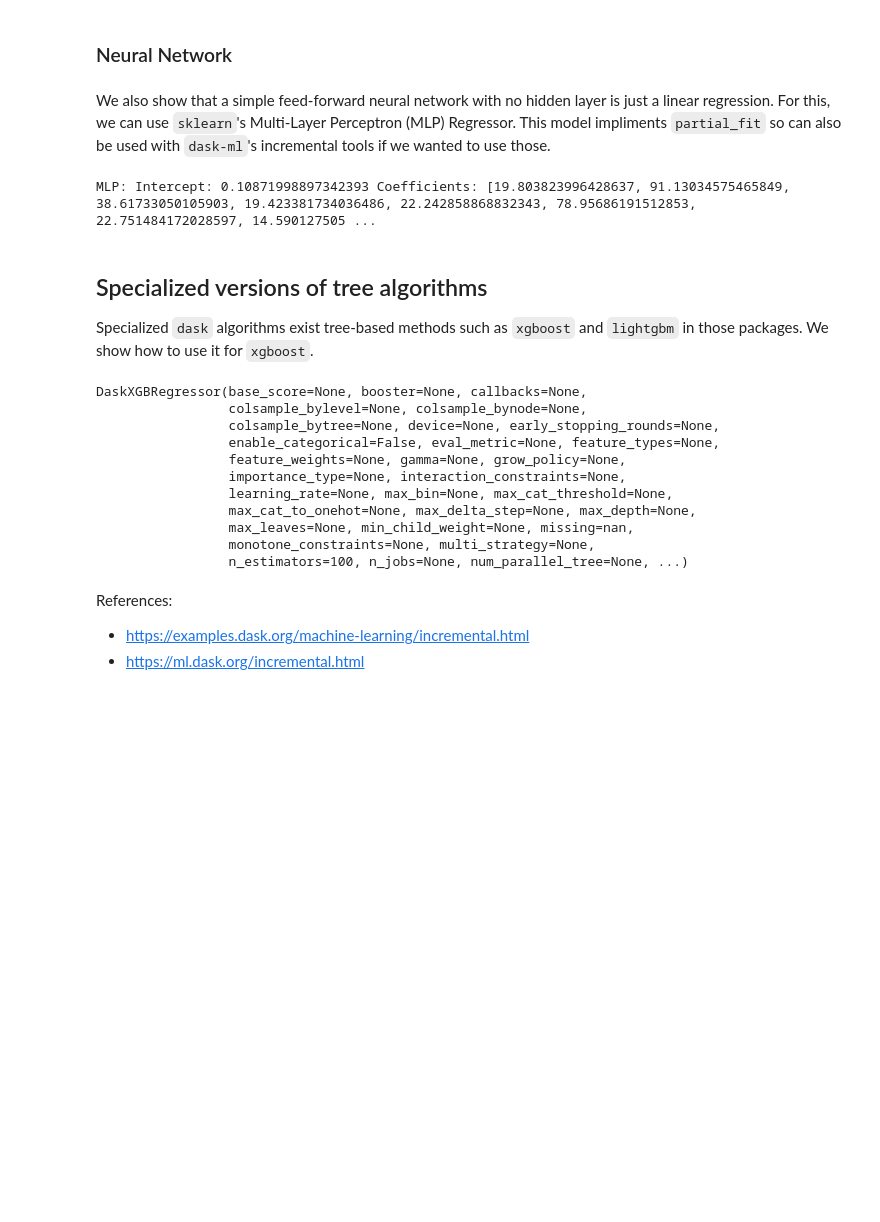
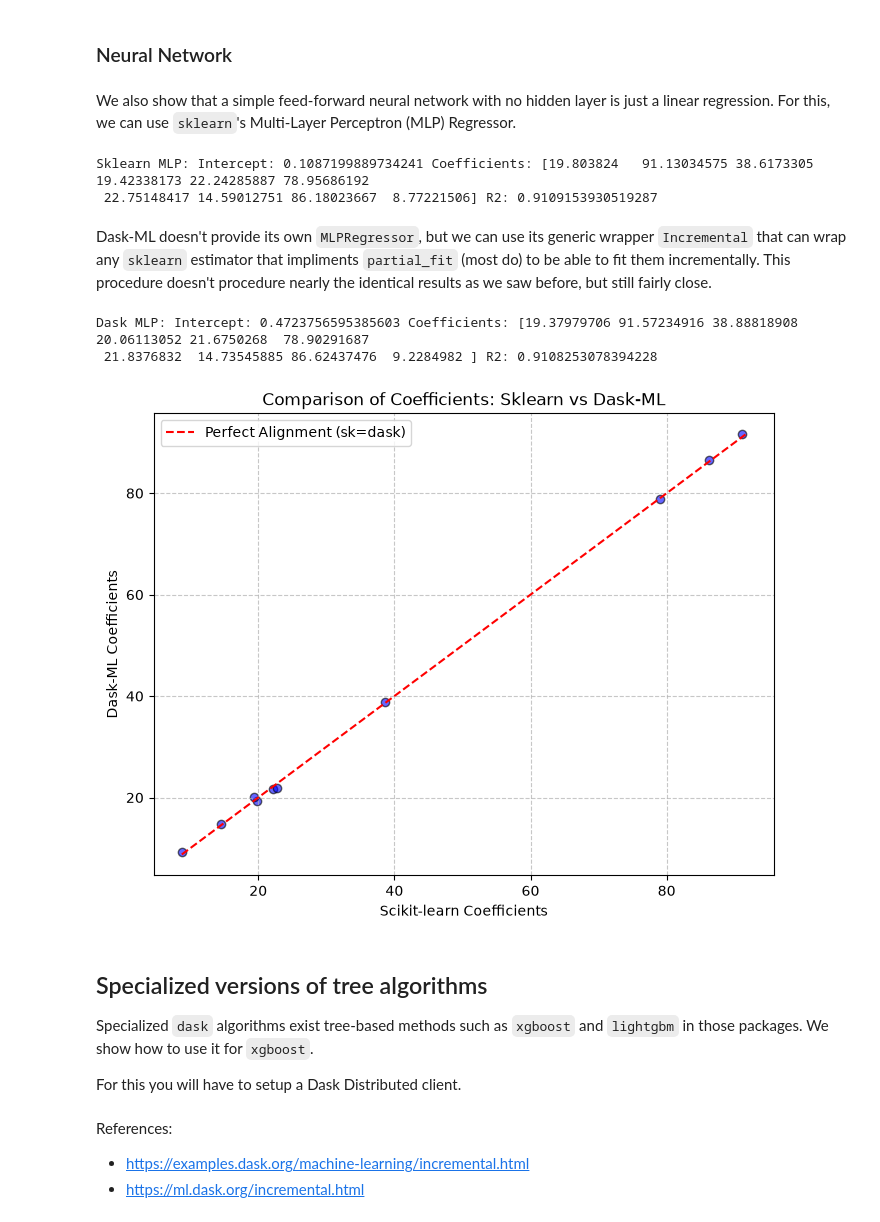
Before and after one commit to bquistorff/NABE_workbooks, a Jupyter notebook: 5b. Memory bound - Solutions.ipynb, the cells around one changed output. Drawn from its saved outputs; the diff is of its cells as text; code cells hidden in the pictures; blank space fills up the shorter version.

```diff
--- a/5b. Memory bound - Solutions.ipynb
+++ b/5b. Memory bound - Solutions.ipynb
@@ -199,38 +186,49 @@ model = sgd_pipe.named_steps['sgdregressor'] # Extract the regressor from the pi
 # %% [markdown]
 ### Neural Network
 # %% [markdown]
-We also show that a simple feed-forward neural network with no hidden layer is just a linear regression. For this, we can use `sklearn`'s Multi-Layer Perceptron (MLP) Regressor. This model impliments `partial_fit` so can also be used with `dask-ml`'s incremental tools if we wanted to use those.
+We also show that a simple feed-forward neural network with no hidden layer is just a linear regression. For this, we can use `sklearn`'s Multi-Layer Perceptron (MLP) Regressor.
 # %%
+# First in sklearn
 from sklearn.neural_network import MLPRegressor
-nn = MLPRegressor(hidden_layer_sizes = [], alpha=0, solver='lbfgs', random_state=0) #activation='identity',
-nn.fit(X_train, y_train)
-nn_coefs = [c[0] for c in nn.coefs_[0]]
-print("MLP:", "Intercept:", nn.intercepts_[0][0], "Coefficients:", nn_coefs,"R2:", nn.score(X,y))
+sk_mlp = MLPRegressor(hidden_layer_sizes = [], alpha=0, solver='lbfgs', random_state=0) #activation='identity',
+sk_mlp.fit(X_train, y_train)
+sk_mlp_coefs = np.array([c[0] for c in sk_mlp.coefs_[0]])
+print("Sklearn MLP:", "Intercept:", sk_mlp.intercepts_[0][0], "Coefficients:", sk_mlp_coefs,"R2:", sk_mlp.score(X,y))
 # %% [output]
-MLP: Intercept: 0.10871998897342393 Coefficients: [19.803823996428637, 91.13034575465849, 38.61733050105903, 19.423381734036486, 22.242858868832343, 78.95686191512853, 22.751484172028597, 14.590127505 ...
+Sklearn MLP: Intercept: 0.1087199889734241 Coefficients: [19.803824   91.13034575 38.6173305  19.42338173 22.24285887 78.95686192
+ 22.75148417 14.59012751 86.18023667  8.77221506] R2: 0.9109153930519287
+# %% [markdown]
+Dask-ML doesn't provide its own `MLPRegressor`, but we can use its generic wrapper `Incremental` that can wrap any `sklearn` estimator that impliments `partial_fit` (most do) to be able to fit them incrementally. This procedure doesn't procedure nearly the identical results as we saw before, but still fairly close.
+# %%
+# Then in Dask-ML
+from dask_ml.wrappers import Incremental
+dask_mlp = Incremental(MLPRegressor(hidden_layer_sizes = [], alpha=0, solver='lbfgs', random_state=0), random_state=0)
+dask_mlp.fit(X_train, y_train)
+dask_mlp_coefs = np.array([c[0] for c in dask_mlp.coefs_[0]])
+print("Dask MLP:", "Intercept:", dask_mlp.intercepts_[0][0], "Coefficients:", dask_mlp_coefs,"R2:", dask_mlp.score(X,y))
+# %% [output]
+Dask MLP: Intercept: 0.4723756595385603 Coefficients: [19.37979706 91.57234916 38.88818908 20.06113052 21.6750268  78.90291687
+ 21.8376832  14.73545885 86.62437476  9.2284982 ] R2: 0.9108253078394228
+# %%
+# Show the results
+plot_coefs(sk_mlp_coefs, dask_mlp_coefs)
+# %% [output]
+[figure, added]
 # %% [markdown]
 ## Specialized versions of tree algorithms
 Specialized `dask` algorithms exist tree-based methods such as `xgboost` and `lightgbm` in those packages. We show how to use it for `xgboost`.
+
+For this you will have to setup a Dask Distributed client.
 # %%
-import xgboost as xgb
+#import xgboost as xgb
 from xgboost import dask as dxgb
 
-clf = dxgb.DaskXGBRegressor(n_estimators=100, tree_method="hist", seed=0) #hist is newer and faster
-clf.client = client  # assign the client
-clf.fit(X_train, y_train, eval_set=[(X_train, y_train)])
-#clf.predict(X_test)
+xgb_reg = dxgb.DaskXGBRegressor(n_estimators=100, tree_method="hist", seed=0) #hist is newer and faster
+xgb_reg.client = client  # assign the client
+_ = xgb_reg.fit(X_train, y_train, eval_set=[(X_train, y_train)])
+
+# Then use! For example,
+#xgb_reg.predict(X_test)
-# %% [output]
-DaskXGBRegressor(base_score=None, booster=None, callbacks=None,
-                 colsample_bylevel=None, colsample_bynode=None,
-                 colsample_bytree=None, device=None, early_stopping_rounds=None,
-                 enable_categorical=False, eval_metric=None, feature_types=None,
-                 feature_weights=None, gamma=None, grow_policy=None,
-                 importance_type=None, interaction_constraints=None,
-                 learning_rate=None, max_bin=None, max_cat_threshold=None,
-                 max_cat_to_onehot=None, max_delta_step=None, max_depth=None,
-                 max_leaves=None, min_child_weight=None, missing=nan,
-                 monotone_constraints=None, multi_strategy=None,
-                 n_estimators=100, n_jobs=None, num_parallel_tree=None, ...)
 # %% [markdown]
 References:
 - https://examples.dask.org/machine-learning/incremental.html
```
Also changed, not shown: parts of 17 cells of this notebook.
